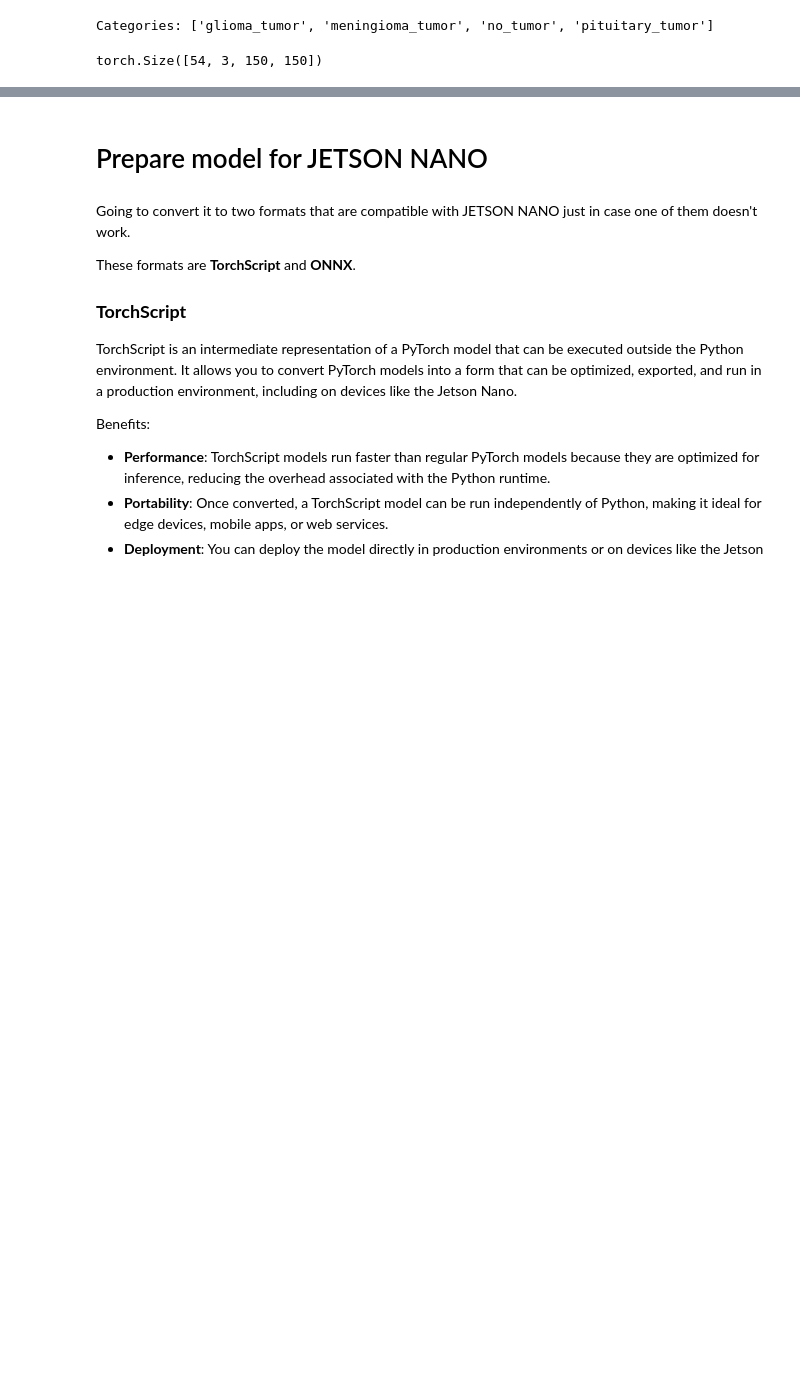
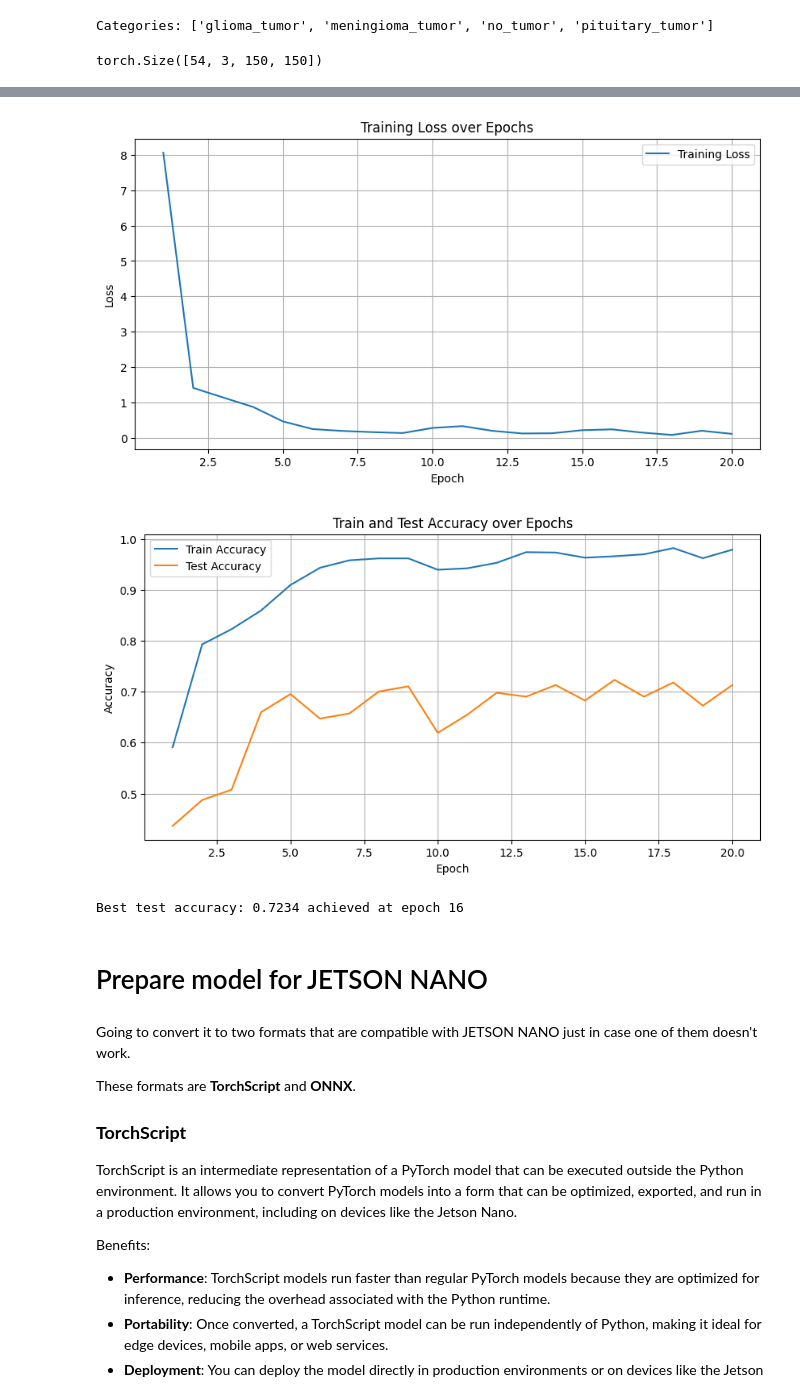
Before and after one commit to ansamz/MRI_Tumor_Classification_Pytorch, a Jupyter notebook: brain-tumor-detection--pytorch.ipynb, the cells around one changed output, grey strips where cells are left out. Saved outputs shown, nothing was run; the diff lists cells and outputs as text; code cells hidden in the pictures; blank space fills up the shorter version.

```diff
--- a/brain-tumor-detection--pytorch.ipynb
+++ b/brain-tumor-detection--pytorch.ipynb
@@ -245,3 +279,45 @@ Epoch: 19 Train Loss: tensor(0.0030) Train Accuracy: 0.9993031358885017 Test Acc
+# %%
+# Convert tensors to Python lists before saving to JSON
+metrics = {
+    'train_losses': [loss.item() for loss in train_losses],
+    'train_accuracies': [acc for acc in train_accuracies],
+    'test_accuracies': [acc for acc in test_accuracies],
+    'best_epoch': best_epoch,
+    'best_train_loss': best_train_loss.item(),
+    'best_train_accuracy': best_train_accuracy,
+    'best_test_accuracy': best_accuracy
+}
+
+with open('training_metrics.json', 'w') as f:
+    json.dump(metrics, f)
+# %%
+plt.figure(figsize=(10, 5))
+plt.plot(range(1, len(metrics['train_losses']) + 1), metrics['train_losses'], label='Training Loss')
+plt.xlabel('Epoch')
+plt.ylabel('Loss')
+plt.title('Training Loss over Epochs')
+plt.legend()
+plt.grid(True)
+plt.show()
+
+plt.figure(figsize=(10, 5))
+plt.plot(range(1, len(metrics['train_accuracies']) + 1), metrics['train_accuracies'], label='Train Accuracy')
+plt.plot(range(1, len(metrics['test_accuracies']) + 1), metrics['test_accuracies'], label='Test Accuracy')
+plt.xlabel('Epoch')
+plt.ylabel('Accuracy')
+plt.title('Train and Test Accuracy over Epochs')
+plt.legend()
+plt.grid(True)
+plt.show()
+# %% [output]
+[figure, added]
+[figure, added]
+# %%
+best_accuracy = max(test_accuracies)
+best_epoch = test_accuracies.index(best_accuracy) + 1
+print(f"Best test accuracy: {best_accuracy:.4f} achieved at epoch {best_epoch}")
+# %% [output]
+Best test accuracy: 0.7234 achieved at epoch 16
 # %% [markdown]
 # Prepare model for JETSON NANO
 # %% [markdown]
```
Also changed, not shown: parts of 5 cells of this notebook, 9 other files.
